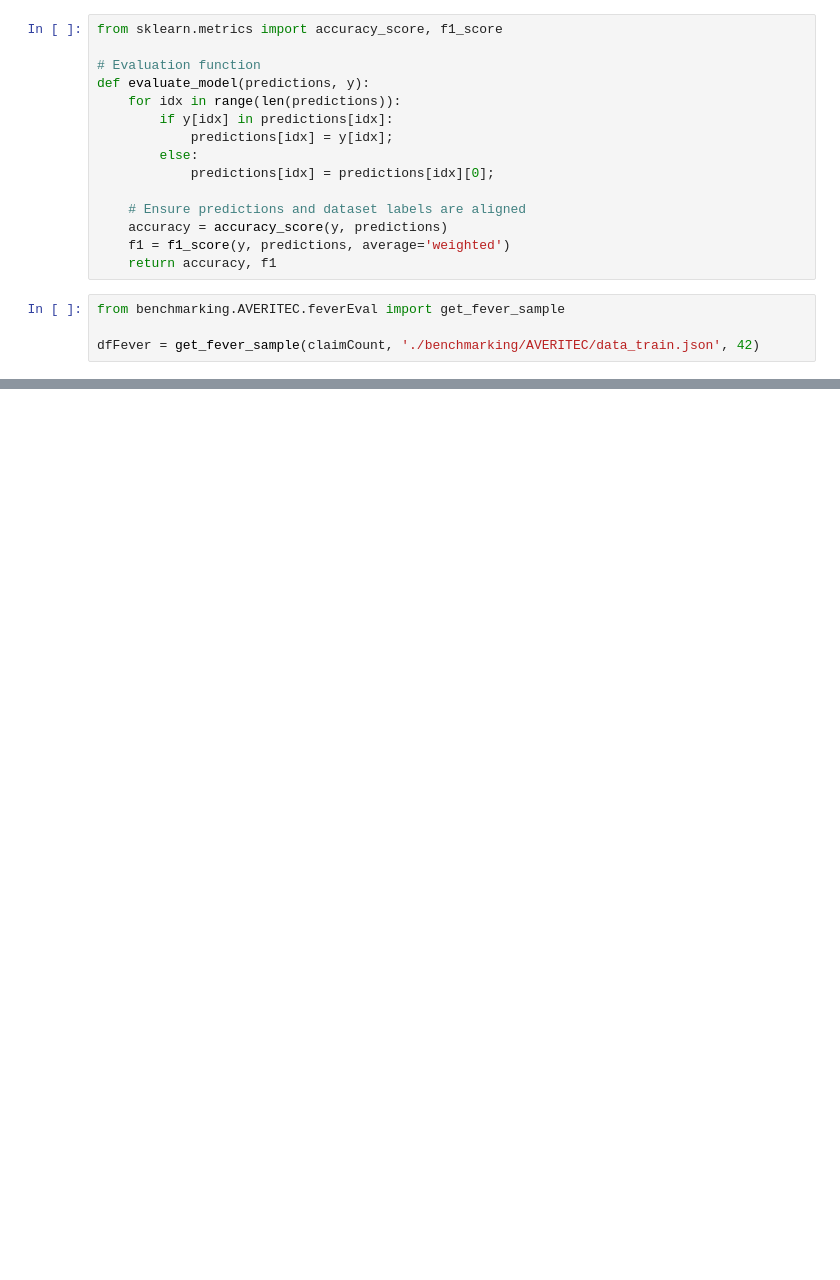
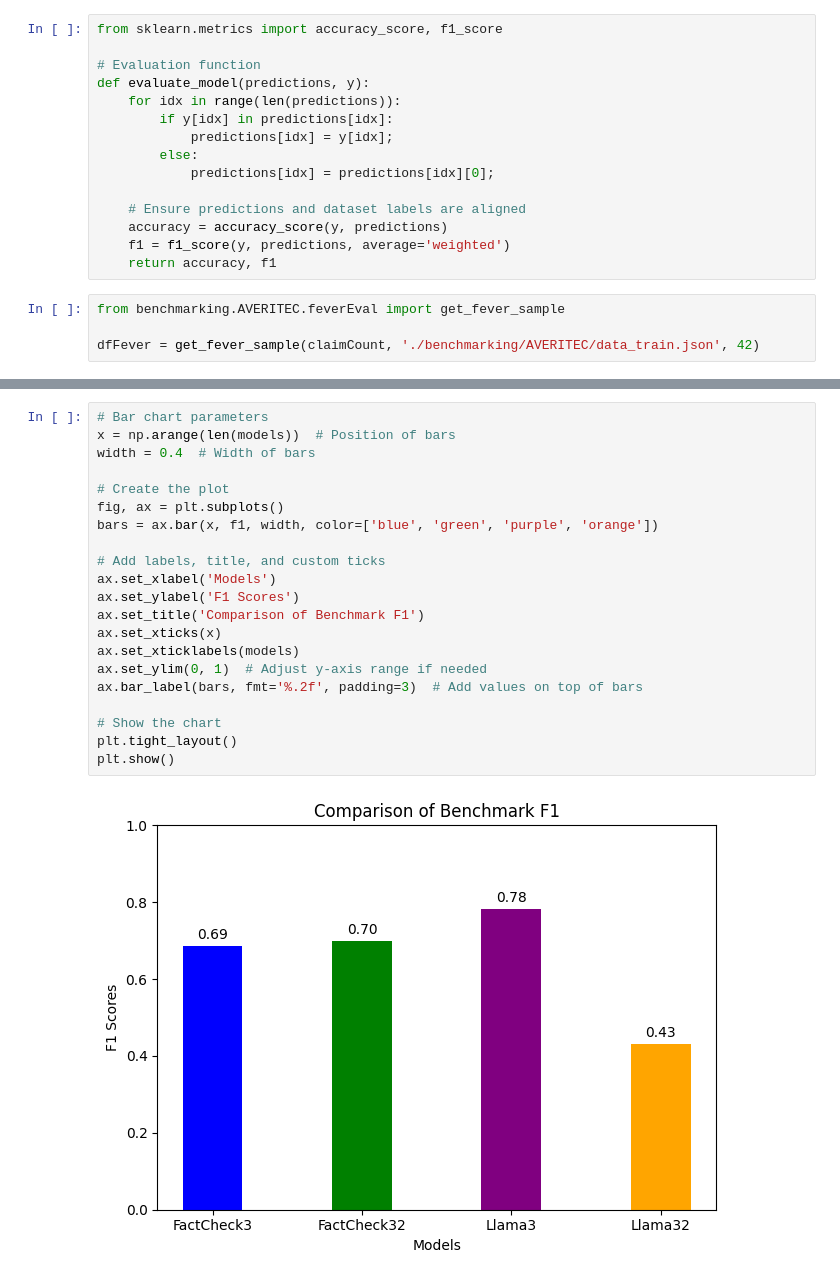
Before and after one commit to danielmarley/FactCheckLLM, a Jupyter notebook: benchmarks.ipynb, the cells around one changed output, grey strips where cells are left out. Saved outputs shown, nothing was run; the diff lists cells and outputs as text; blank space fills up the shorter version.

```diff
--- a/benchmarks.ipynb
+++ b/benchmarks.ipynb
@@ -68,0 +140,23 @@ feverAcc
+# %%
+# Bar chart parameters
+x = np.arange(len(models))  # Position of bars
+width = 0.4  # Width of bars
+
+# Create the plot
+fig, ax = plt.subplots()
+bars = ax.bar(x, f1, width, color=['blue', 'green', 'purple', 'orange'])
+
+# Add labels, title, and custom ticks
+ax.set_xlabel('Models')
+ax.set_ylabel('F1 Scores')
+ax.set_title('Comparison of Benchmark F1')
+ax.set_xticks(x)
+ax.set_xticklabels(models)
+ax.set_ylim(0, 1)  # Adjust y-axis range if needed
+ax.bar_label(bars, fmt='%.2f', padding=3)  # Add values on top of bars
+
+# Show the chart
+plt.tight_layout()
+plt.show()
+# %% [output]
+[figure, added]
```
Also changed, not shown: parts of 5 cells of this notebook, 2 other files.
